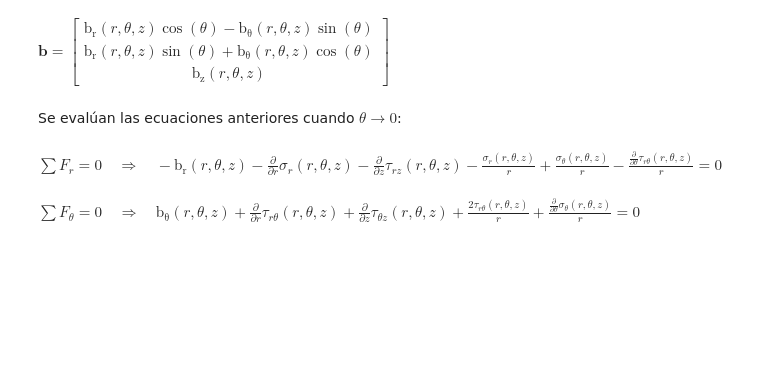
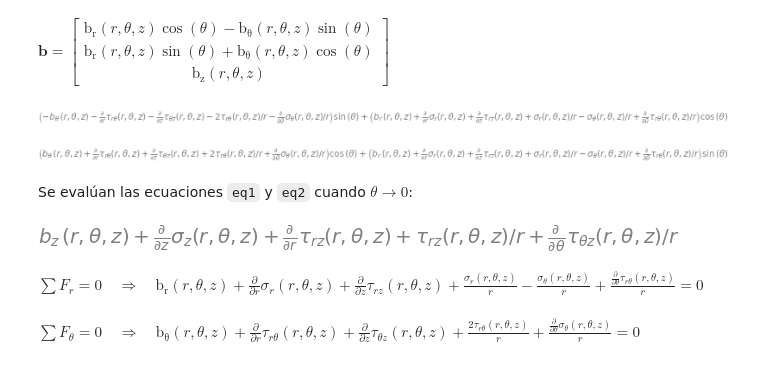
Before and after one commit to diegoandresalvarez/solidos, a Jupyter notebook: archivos/codigo/cap_06/6.05_ec_dif_de_equilibrio.ipynb, the cells around one changed output. Cells and saved outputs as stored; diff of their text form; code cells hidden in the pictures; blank space fills up the shorter version.

```diff
--- a/archivos/codigo/cap_06/6.05_ec_dif_de_equilibrio.ipynb
+++ b/archivos/codigo/cap_06/6.05_ec_dif_de_equilibrio.ipynb
@@ -36,9 +35,9 @@ sigma_cil = sp.Matrix([[  sr, trt, trz ],
 # %% [markdown]
 Se define la matriz de transformación $\boldsymbol{T}$:
 # %%
-T = sp.Matrix([[ cos(t), -sin(t),       0 ],
-               [ sin(t),  cos(t),       0 ],
-               [      0,       0,       1 ]])
+T = Matrix([[ cos(t), -sin(t),       0 ],
+            [ sin(t),  cos(t),       0 ],
+            [      0,       0,       1 ]])
 # %% [markdown]
 Se calcula la matriz de tensiones $\underline{\underline{\boldsymbol{\sigma}}}_{\text{cil}}$ en el sistema de coordenadas especificadas por los vectores definidos en la matriz $\boldsymbol{T}$. Recuerde que $$\underline{\underline{\boldsymbol{\sigma}}} = \boldsymbol{T} \underline{\underline{\boldsymbol{\sigma}}}_{\text{cil}} \boldsymbol{T}^T$$.
 # %%
@@ -46,12 +45,12 @@ sigma = T*sigma_cil*T.T            # ecuación (6.25)
 # %% [markdown]
 Se extraen los términos de la matriz de tensiones $\underline{\underline{\boldsymbol{\sigma}}}$:
 # %%
-sx  = sp.factor(sigma[0,0])  # elemento 1,1 de la matriz sigma
-sy  = sp.factor(sigma[1,1])
-sz  = sp.factor(sigma[2,2])
-txy = sp.factor(sigma[0,1])  # elemento 1,2 de la matriz sigma
-txz = sp.factor(sigma[0,2])  # elemento 1,3 de la matriz sigma
-tyz = sp.factor(sigma[1,2])  # elemento 2,3 de la matriz sigma
+sx  = factor(sigma[0,0])  # elemento 1,1 de la matriz sigma
+sy  = factor(sigma[1,1])
+sz  = factor(sigma[2,2])
+txy = factor(sigma[0,1])  # elemento 1,2 de la matriz sigma
+txz = factor(sigma[0,2])  # elemento 1,3 de la matriz sigma
+tyz = factor(sigma[1,2])  # elemento 2,3 de la matriz sigma
 # %% [markdown]
 Se define el vector de fuerzas másicas:
 # %%
@@ -60,9 +59,9 @@ bt = Function("b_θ")(r, t, z)
 bz = Function("b_z")(r, t, z)
 
 # Vector de fuerzas másicas con respecto a la base {rP,tP,zP}
-bcil = sp.Matrix([[ br ],
-                  [ bt ],
-                  [ bz ]])
+bcil = Matrix([[ br ],
+               [ bt ],
+               [ bz ]])
 
 # Se expresa el vector de fuerzas másicas con respecto a la base {i,j,k}
 b = T * bcil
@@ -81,10 +80,18 @@ d_dx = lambda f: diff(f,r)*cos(t) - diff(f,t)*sin(t)/r
 d_dy = lambda f: diff(f,r)*sin(t) + diff(f,t)*cos(t)/r
 d_dz = lambda f: diff(f,z)
 # %%
-# Las ecuaciones diferenciales de equilibrio "rectangulares"
-eq1 = simplify(sp.Eq(d_dx(sx)  + d_dy(txy) + d_dz(txz) + X,  0))
-eq2 = simplify(sp.Eq(d_dx(txy) + d_dy(sy)  + d_dz(tyz) + Y,  0))
-eq3 = simplify(sp.Eq(d_dx(txz) + d_dy(tyz) + d_dz(sz)  + Z,  0))
+# Las ecuaciones diferenciales de equilibrio "rectangulares" (solo la parte izquierda)
+eq1 = simplify(d_dx(sx)  + d_dy(txy) + d_dz(txz) + X) # == 0
+eq2 = simplify(d_dx(txy) + d_dy(sy)  + d_dz(tyz) + Y) # == 0
+eq3 = simplify(d_dx(txz) + d_dy(tyz) + d_dz(sz)  + Z) # == 0
+# %%
+eq1.collect([sin(t), cos(t)])
+# %% [output]
+[figure, added]
+# %%
+eq2.collect([sin(t), cos(t)])
+# %% [output]
+[figure, added]
 # %% [markdown]
-Se evalúan las ecuaciones anteriores cuando $\theta \to 0$:
+Se evalúan las ecuaciones `eq1` y `eq2` cuando $\theta \to 0$:
 # %%
@@ -94,5 +100,9 @@ eq3 = eq3.subs({sin(t): 0, cos(t): 1})
+# %%
+eq3
+# %% [output]
+[figure, added]
 # %%
-imprimir(r"\sum F_r = 0 \quad \Longrightarrow \quad ", eq1)
+imprimir(r"\sum F_r = 0 \quad \Longrightarrow \quad ", eq1, " = 0")
 # %% [output]
-$\displaystyle \sum F_r = 0 \quad \Longrightarrow \quad - \operatorname{b_{r}}{\left(r,\theta,z \right)} - \frac{\partial}{\partial r} \sigma_{r}{\left(r,\theta,z \right)} - \frac{\partial}{\partial z} \tau_{rz}{\left(r,\theta,z \right)} - \frac{\sigma_{r}{\left(r,\theta,z \right)}}{r} + \frac{\sigma_{θ}{\left(r,\theta,z \right)}}{r} - \frac{\frac{\partial}{\partial \theta} \tau_{rθ}{\left(r,\theta,z \right)}}{r} = 0$
+$\displaystyle \sum F_r = 0 \quad \Longrightarrow \quad \operatorname{b_{r}}{\left(r,\theta,z \right)} + \frac{\partial}{\partial r} \sigma_{r}{\left(r,\theta,z \right)} + \frac{\partial}{\partial z} \tau_{rz}{\left(r,\theta,z \right)} + \frac{\sigma_{r}{\left(r,\theta,z \right)}}{r} - \frac{\sigma_{θ}{\left(r,\theta,z \right)}}{r} + \frac{\frac{\partial}{\partial \theta} \tau_{rθ}{\left(r,\theta,z \right)}}{r} = 0$
 # %%
```
Also changed, not shown: parts of 6 cells of this notebook.
